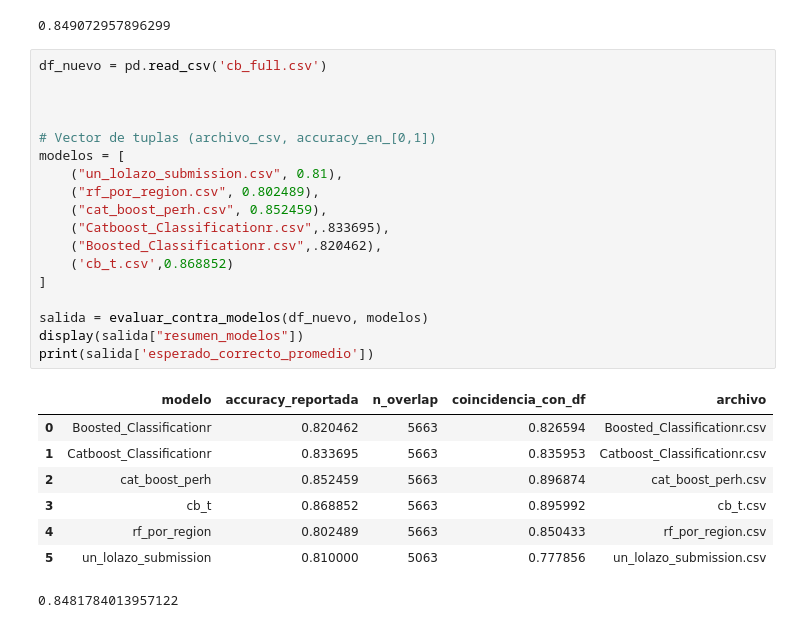
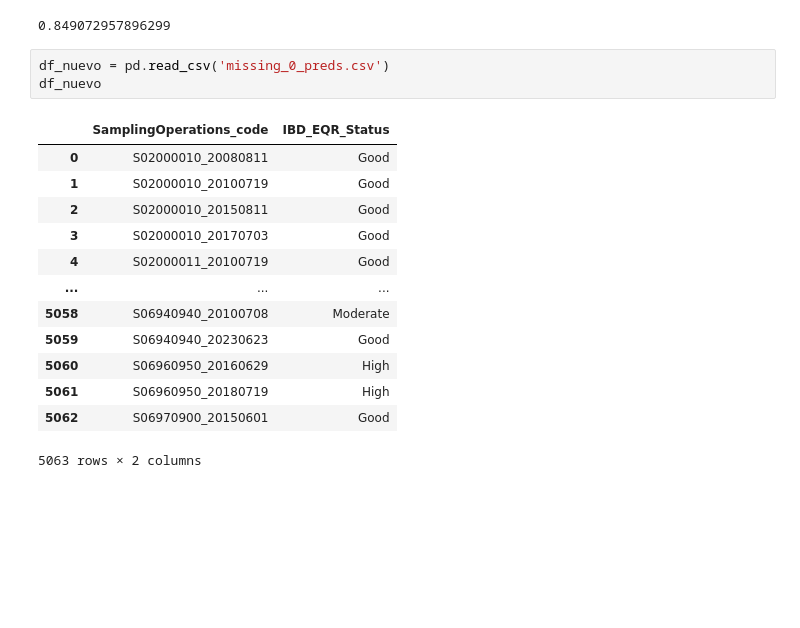
Before and after one commit to heritaco/Empilement-Tobit-CatBoost-et-interpolation-laplacienne-spatio-temporelle-pour-l-IBD-EQR, a Jupyter notebook: results/compare/comparar lo que ya tenemos.ipynb, the cells around one changed output. Saved outputs shown, nothing was run; the diff lists cells and outputs as text; blank space fills up the shorter version.

```diff
--- a/results/compare/comparar lo que ya tenemos.ipynb
+++ b/results/compare/comparar lo que ya tenemos.ipynb
@@ -550,29 +550,19 @@ print(salida['esperado_correcto_promedio'])
 | 5 | un_lolazo_submission | 0.810000 | 5063 | 0.766202 | un_lolazo_submission.csv |
 0.849072957896299
 # %%
-df_nuevo = pd.read_csv('cb_full.csv')
-
-
-
-# Vector de tuplas (archivo_csv, accuracy_en_[0,1])
-modelos = [
-    ("un_lolazo_submission.csv", 0.81),
-    ("rf_por_region.csv", 0.802489),
-    ("cat_boost_perh.csv", 0.852459),
-    ("Catboost_Classificationr.csv",.833695),
-    ("Boosted_Classificationr.csv",.820462),
-    ('cb_t.csv',0.868852)
-]
-
-salida = evaluar_contra_modelos(df_nuevo, modelos)
-display(salida["resumen_modelos"])
-print(salida['esperado_correcto_promedio'])
+df_nuevo = pd.read_csv('missing_0_preds.csv')
+df_nuevo
 # %% [output]
-|  | modelo | accuracy_reportada | n_overlap | coincidencia_con_df | archivo |
-| 0 | Boosted_Classificationr | 0.820462 | 5663 | 0.826594 | Boosted_Classificationr.csv |
-| 1 | Catboost_Classificationr | 0.833695 | 5663 | 0.835953 | Catboost_Classificationr.csv |
-| 2 | cat_boost_perh | 0.852459 | 5663 | 0.896874 | cat_boost_perh.csv |
-| 3 | cb_t | 0.868852 | 5663 | 0.895992 | cb_t.csv |
-| 4 | rf_por_region | 0.802489 | 5663 | 0.850433 | rf_por_region.csv |
-| 5 | un_lolazo_submission | 0.810000 | 5063 | 0.777856 | un_lolazo_submission.csv |
+|  | SamplingOperations_code | IBD_EQR_Status |
+| 0 | S02000010_20080811 | Good |
+| 1 | S02000010_20100719 | Good |
+| 2 | S02000010_20150811 | Good |
+| 3 | S02000010_20170703 | Good |
+| 4 | S02000011_20100719 | Good |
+| ... | ... | ... |
+| 5058 | S06940940_20100708 | Moderate |
+| 5059 | S06940940_20230623 | Good |
+| 5060 | S06960950_20160629 | High |
+| 5061 | S06960950_20180719 | High |
+| 5062 | S06970900_20150601 | Good |
-0.8481784013957122
+5063 rows × 2 columns
```
Also changed, not shown: parts of 1 cell of this notebook, 2 other files.
